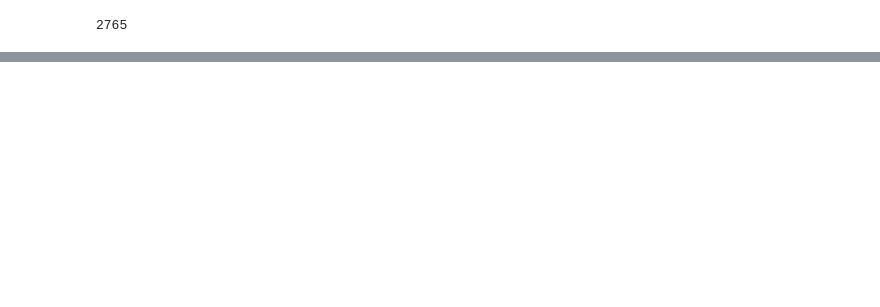
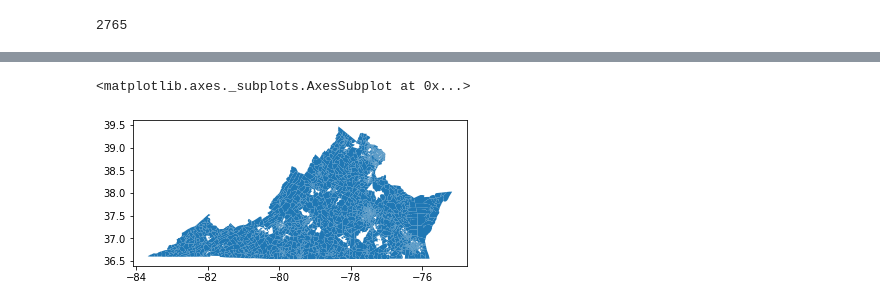
Before and after one commit to nonpartisan-redistricting-datahub/pdv-va, a Jupyter notebook: vest-va-2018/vest_va_2018_state_special.ipynb, the cells around one changed output, grey strips where cells are left out. Drawn from its saved outputs; the diff is of its cells as text; code cells hidden in the pictures; blank space fills up the shorter version.

Commit message:
validation notebooks. Election result differences, but otherwise complete

```diff
--- a/vest-va-2018/vest_va_2018_state_special.ipynb
+++ b/vest-va-2018/vest_va_2018_state_special.ipynb
@@ -467,0 +583,3 @@ The max difference (as a percent of the total of on DF column is:  0.30742
+# %%
+global shp_vtd
+shp_vtd = gpd.GeoDataFrame(pd.concat(county_vtds, axis = 0) , crs = proj)
@@ -467,0 +629,7 @@ The max difference (as a percent of the total of on DF column is:  0.30742
+# %%
+overlay = gpd.overlay(shp_sldl, shp_vtd, how='intersection', make_valid=True, keep_geom_type=True)
+# %%
+overlay.plot()
+# %% [output]
+<matplotlib.axes._subplots.AxesSubplot at 0x...>
+[figure, added]
```
Also changed, not shown: parts of 65 cells of this notebook, 3 other files.
